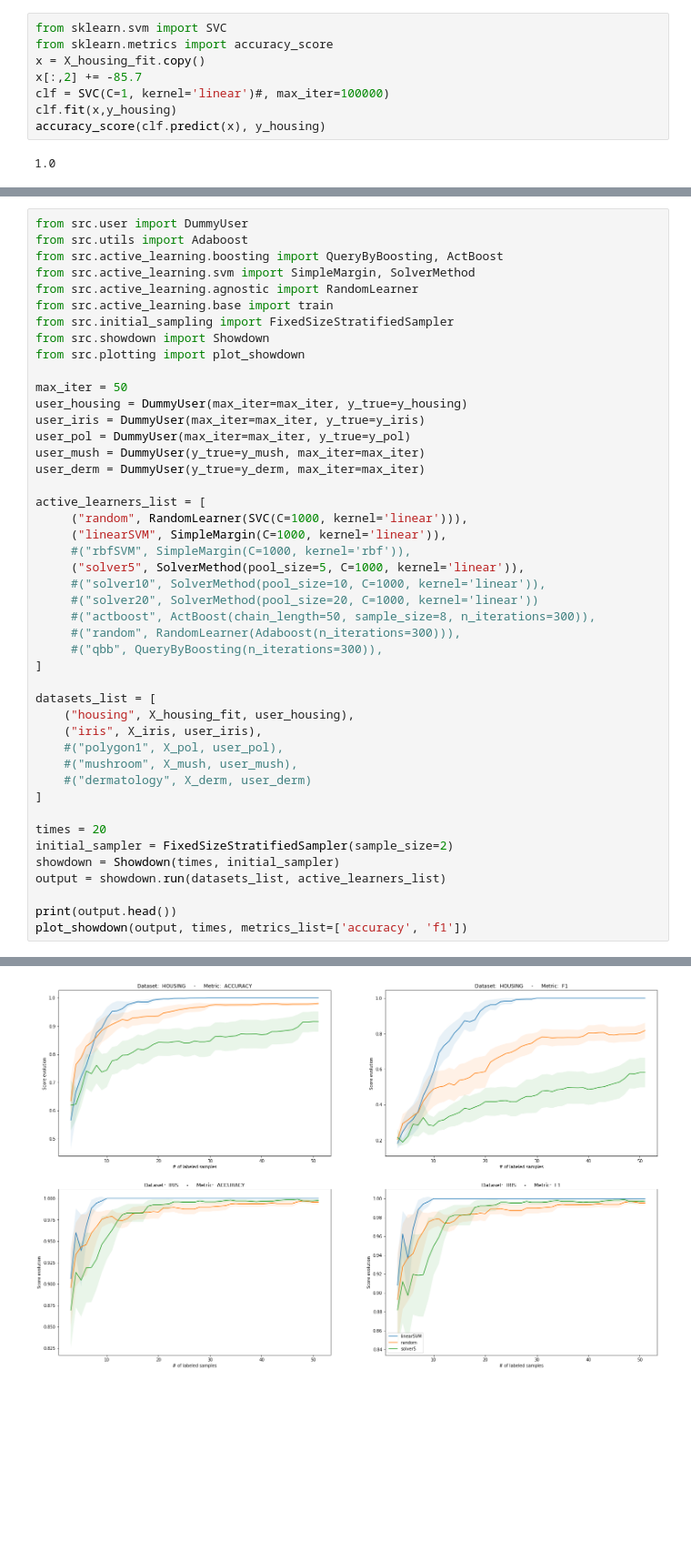
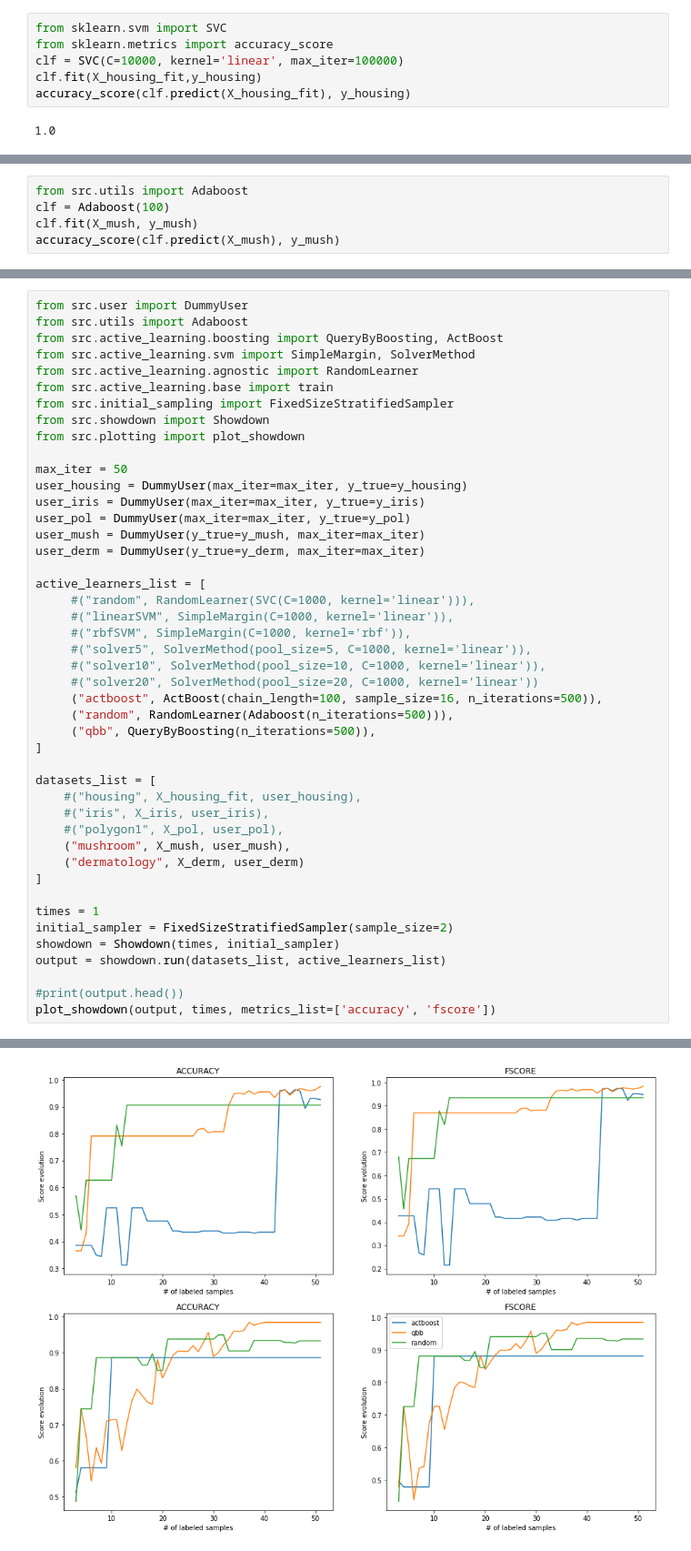
Before and after one commit to AIDEmeProject/PythonMiddleware, a Jupyter notebook: notebooks/svm test.ipynb, the cells around one changed output, grey strips where cells are left out. Shown at 91% size. Drawn from its saved outputs; the diff is of its cells as text; blank space fills up the shorter version.

Commit message:
refactored convexbody module, small changes to active learners

```diff
--- a/notebooks/svm test.ipynb
+++ b/notebooks/svm test.ipynb
@@ -84,10 +84,8 @@ y_derm = y.values
 # %%
 from sklearn.svm import SVC
 from sklearn.metrics import accuracy_score
-x = X_housing_fit.copy()
-x[:,2] += -85.7
-clf = SVC(C=1, kernel='linear')#, max_iter=100000)
-clf.fit(x,y_housing)
-accuracy_score(clf.predict(x), y_housing)
+clf = SVC(C=10000, kernel='linear', max_iter=100000)
+clf.fit(X_housing_fit,y_housing)
+accuracy_score(clf.predict(X_housing_fit), y_housing)
 # %% [output]
 1.0
@@ -106,0 +92,5 @@ True
+# %%
+from src.utils import Adaboost
+clf = Adaboost(100)
+clf.fit(X_mush, y_mush)
+accuracy_score(clf.predict(X_mush), y_mush)
@@ -123,30 +115,30 @@ user_mush = DummyUser(y_true=y_mush, max_iter=max_iter)
 user_derm = DummyUser(y_true=y_derm, max_iter=max_iter)
 
 active_learners_list = [
-     ("random", RandomLearner(SVC(C=1000, kernel='linear'))),
-     ("linearSVM", SimpleMargin(C=1000, kernel='linear')),
+     #("random", RandomLearner(SVC(C=1000, kernel='linear'))),
+     #("linearSVM", SimpleMargin(C=1000, kernel='linear')),
      #("rbfSVM", SimpleMargin(C=1000, kernel='rbf')),
-     ("solver5", SolverMethod(pool_size=5, C=1000, kernel='linear')),
+     #("solver5", SolverMethod(pool_size=5, C=1000, kernel='linear')),
      #("solver10", SolverMethod(pool_size=10, C=1000, kernel='linear')),
      #("solver20", SolverMethod(pool_size=20, C=1000, kernel='linear'))
-     #("actboost", ActBoost(chain_length=50, sample_size=8, n_iterations=300)),
-     #("random", RandomLearner(Adaboost(n_iterations=300))),
-     #("qbb", QueryByBoosting(n_iterations=300)),
+     ("actboost", ActBoost(chain_length=100, sample_size=16, n_iterations=500)),
+     ("random", RandomLearner(Adaboost(n_iterations=500))),
+     ("qbb", QueryByBoosting(n_iterations=500)),
 ]
 
 datasets_list = [
-    ("housing", X_housing_fit, user_housing),
-    ("iris", X_iris, user_iris),
+    #("housing", X_housing_fit, user_housing),
+    #("iris", X_iris, user_iris),
     #("polygon1", X_pol, user_pol),
-    #("mushroom", X_mush, user_mush),
-    #("dermatology", X_derm, user_derm)
+    ("mushroom", X_mush, user_mush),
+    ("dermatology", X_derm, user_derm)
 ]
 
-times = 20
+times = 1
 initial_sampler = FixedSizeStratifiedSampler(sample_size=2)
 showdown = Showdown(times, initial_sampler)
 output = showdown.run(datasets_list, active_learners_list)
 
-print(output.head())
-plot_showdown(output, times, metrics_list=['accuracy', 'f1'])
+#print(output.head())
+plot_showdown(output, times, metrics_list=['accuracy', 'fscore'])
 # %% [output]
@@ -170 +145 @@ plot_showdown(output, times, metrics_list=['accuracy', 'f1'])
-[figure, old version]
+[figure, new version]
```
Also changed, not shown: parts of 5 cells of this notebook, 35 other files.
